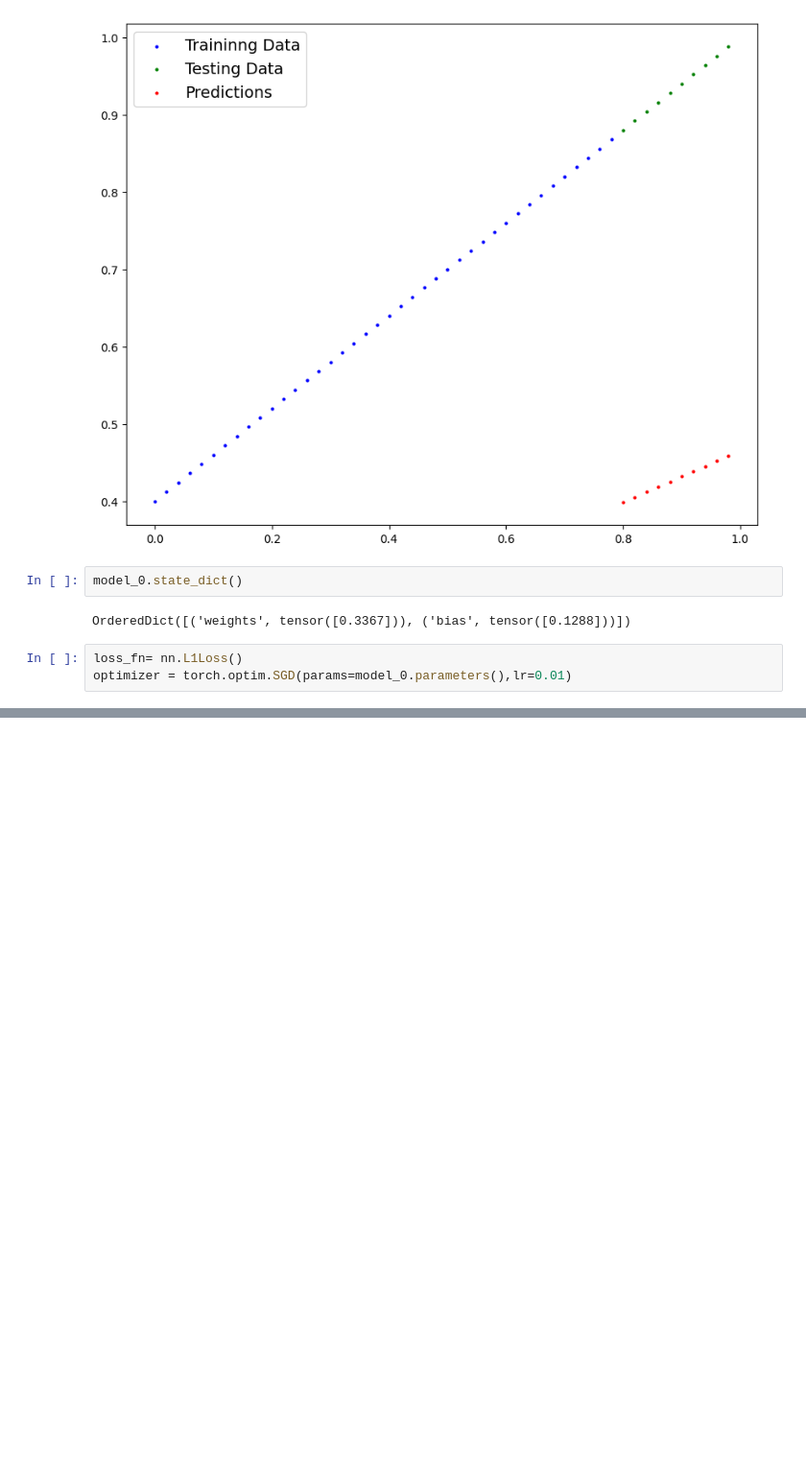
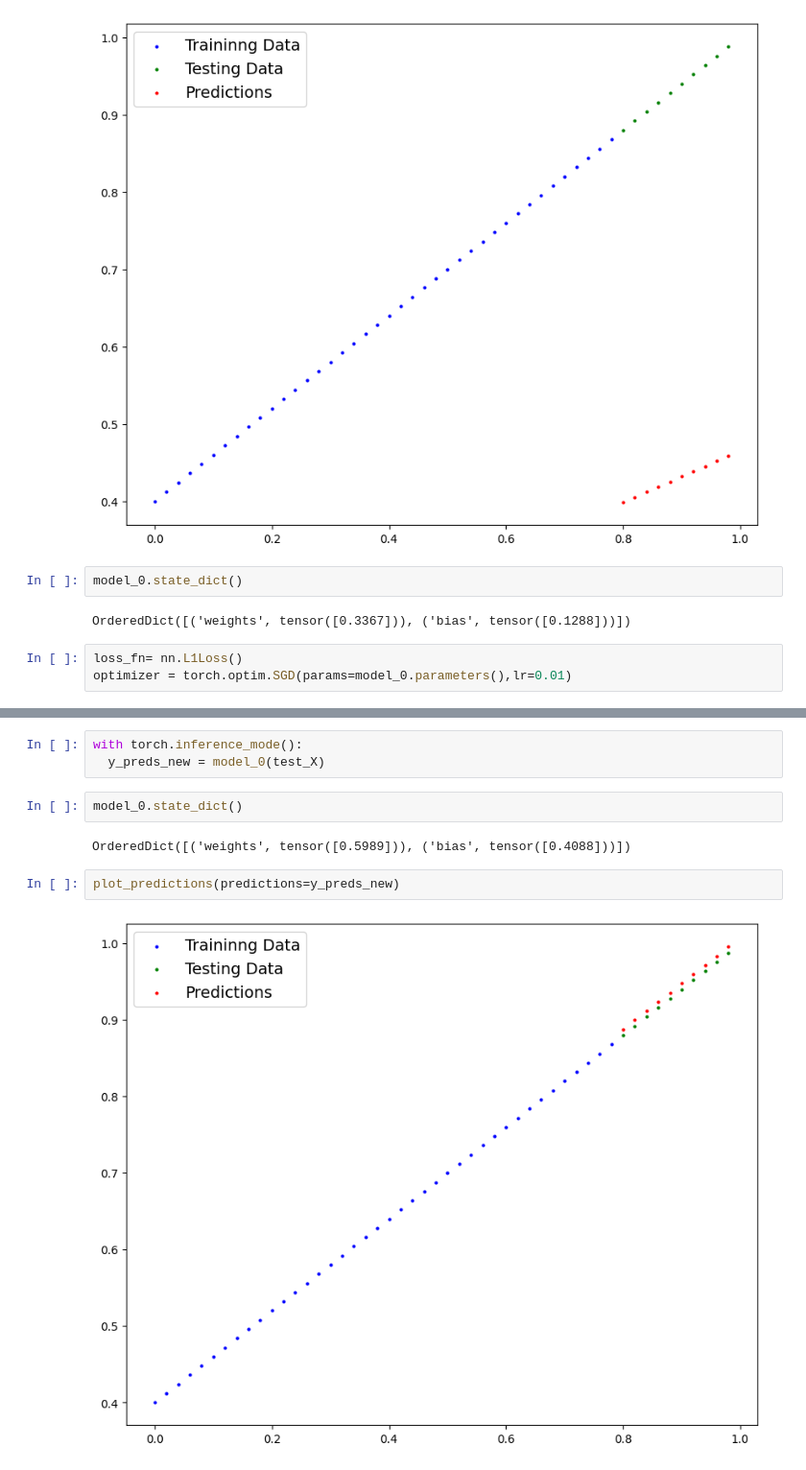
Before and after one commit to MdBilal420/pytorch-fundamentals, a Jupyter notebook: pytorch_workflows.ipynb, the cells around one changed output, grey strips where cells are left out. Shown at 96% size. Cells and saved outputs as stored; diff of their text form; blank space fills up the shorter version.

```diff
--- a/pytorch_workflows.ipynb
+++ b/pytorch_workflows.ipynb
@@ -148,0 +205,11 @@ for epoch in range(epochs):
+# %%
+with torch.inference_mode():
+  y_preds_new = model_0(test_X)
+# %%
+model_0.state_dict()
+# %% [output]
+OrderedDict([('weights', tensor([0.5989])), ('bias', tensor([0.4088]))])
+# %%
+plot_predictions(predictions=y_preds_new)
+# %% [output]
+[figure, added]
```
Also changed, not shown: parts of 14 cells of this notebook.
